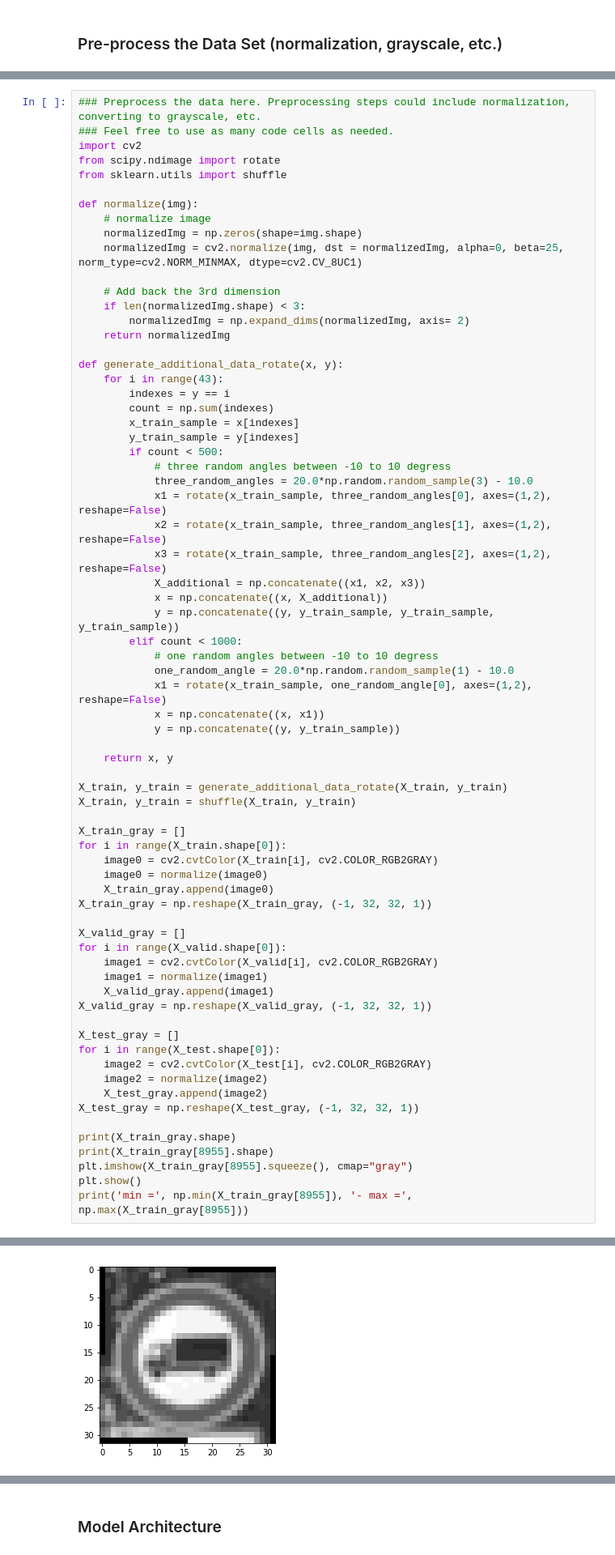
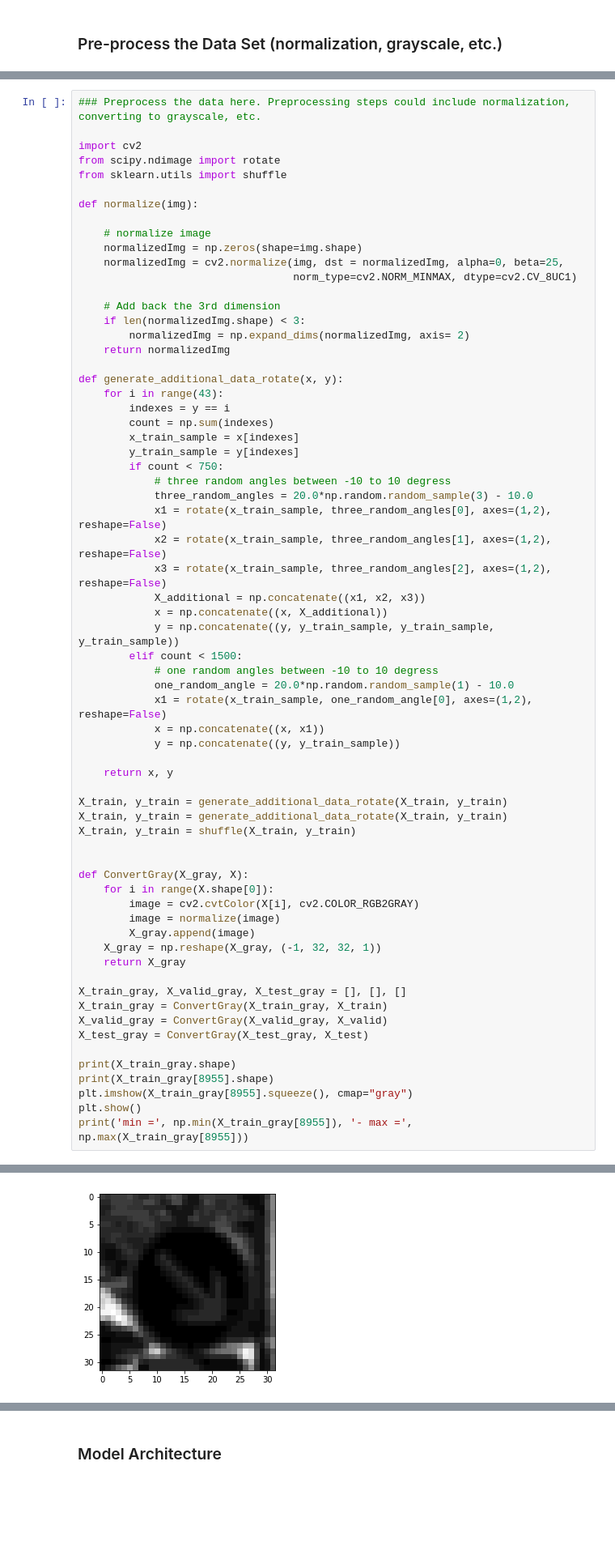
Before and after one commit to kevingau/CarND-Traffic-Sign-Classifier-Project, a Jupyter notebook: Traffic_Sign_Classifier.ipynb, the cells around one changed output, grey strips where cells are left out. Shown at 81% size. Saved outputs shown, nothing was run; the diff lists cells and outputs as text; blank space fills up the shorter version.

Commit message:
Add files via upload
Add more rotate data

```diff
--- a/Traffic_Sign_Classifier.ipynb
+++ b/Traffic_Sign_Classifier.ipynb
@@ -153,14 +126,16 @@ Use the code cell (or multiple code cells, if necessary) to implement the first
 # %%
 ### Preprocess the data here. Preprocessing steps could include normalization, converting to grayscale, etc.
-### Feel free to use as many code cells as needed.
+
 import cv2
 from scipy.ndimage import rotate
 from sklearn.utils import shuffle
 
 def normalize(img):
+
     # normalize image
     normalizedImg = np.zeros(shape=img.shape)
-    normalizedImg = cv2.normalize(img, dst = normalizedImg, alpha=0, beta=25, norm_type=cv2.NORM_MINMAX, dtype=cv2.CV_8UC1)
+    normalizedImg = cv2.normalize(img, dst = normalizedImg, alpha=0, beta=25,
+                                  norm_type=cv2.NORM_MINMAX, dtype=cv2.CV_8UC1)
 
     # Add back the 3rd dimension
     if len(normalizedImg.shape) < 3:
@@ -173,7 +148,7 @@ def generate_additional_data_rotate(x, y):
         count = np.sum(indexes)
         x_train_sample = x[indexes]
         y_train_sample = y[indexes]
-        if count < 500:
+        if count < 750:
             # three random angles between -10 to 10 degress
             three_random_angles = 20.0*np.random.random_sample(3) - 10.0
             x1 = rotate(x_train_sample, three_random_angles[0], axes=(1,2), reshape=False)
@@ -182,7 +157,7 @@ def generate_additional_data_rotate(x, y):
             X_additional = np.concatenate((x1, x2, x3))
             x = np.concatenate((x, X_additional))
             y = np.concatenate((y, y_train_sample, y_train_sample, y_train_sample))
-        elif count < 1000:
+        elif count < 1500:
             # one random angles between -10 to 10 degress
             one_random_angle = 20.0*np.random.random_sample(1) - 10.0
             x1 = rotate(x_train_sample, one_random_angle[0], axes=(1,2), reshape=False)
@@ -192,28 +167,22 @@ def generate_additional_data_rotate(x, y):
     return x, y
 
 X_train, y_train = generate_additional_data_rotate(X_train, y_train)
+X_train, y_train = generate_additional_data_rotate(X_train, y_train)
 X_train, y_train = shuffle(X_train, y_train)
 
-X_train_gray = []
-for i in range(X_train.shape[0]):
-    image0 = cv2.cvtColor(X_train[i], cv2.COLOR_RGB2GRAY)
-    image0 = normalize(image0)
-    X_train_gray.append(image0)
-X_train_gray = np.reshape(X_train_gray, (-1, 32, 32, 1))
 
-X_valid_gray = []
-for i in range(X_valid.shape[0]):
-    image1 = cv2.cvtColor(X_valid[i], cv2.COLOR_RGB2GRAY)
-    image1 = normalize(image1)
-    X_valid_gray.append(image1)
-X_valid_gray = np.reshape(X_valid_gray, (-1, 32, 32, 1))
+def ConvertGray(X_gray, X):
+    for i in range(X.shape[0]):
+        image = cv2.cvtColor(X[i], cv2.COLOR_RGB2GRAY)
+        image = normalize(image)
+        X_gray.append(image)
+    X_gray = np.reshape(X_gray, (-1, 32, 32, 1))
+    return X_gray
 
-X_test_gray = []
-for i in range(X_test.shape[0]):
-    image2 = cv2.cvtColor(X_test[i], cv2.COLOR_RGB2GRAY)
-    image2 = normalize(image2)
-    X_test_gray.append(image2)
-X_test_gray = np.reshape(X_test_gray, (-1, 32, 32, 1))
+X_train_gray, X_valid_gray, X_test_gray = [], [], []
+X_train_gray = ConvertGray(X_train_gray, X_train)
+X_valid_gray = ConvertGray(X_valid_gray, X_valid)
+X_test_gray = ConvertGray(X_test_gray, X_test)
 
 print(X_train_gray.shape)
 print(X_train_gray[8955].shape)
@@ -225,3 +194,3 @@ print('min =', np.min(X_train_gray[8955]), '- max =', np.max(X_train_gray[8955])
 (32, 32, 1)
-[figure, old version]
+[figure, new version]
 min = 0 - max = 25
```
Also changed, not shown: parts of 13 cells of this notebook.
